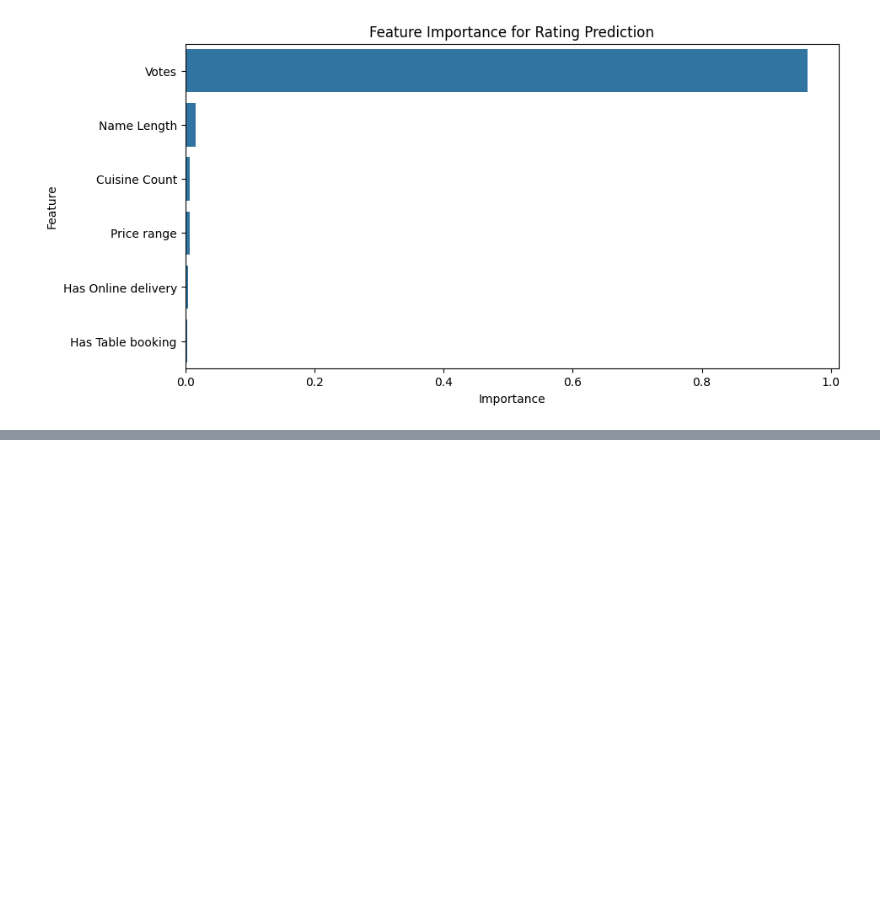
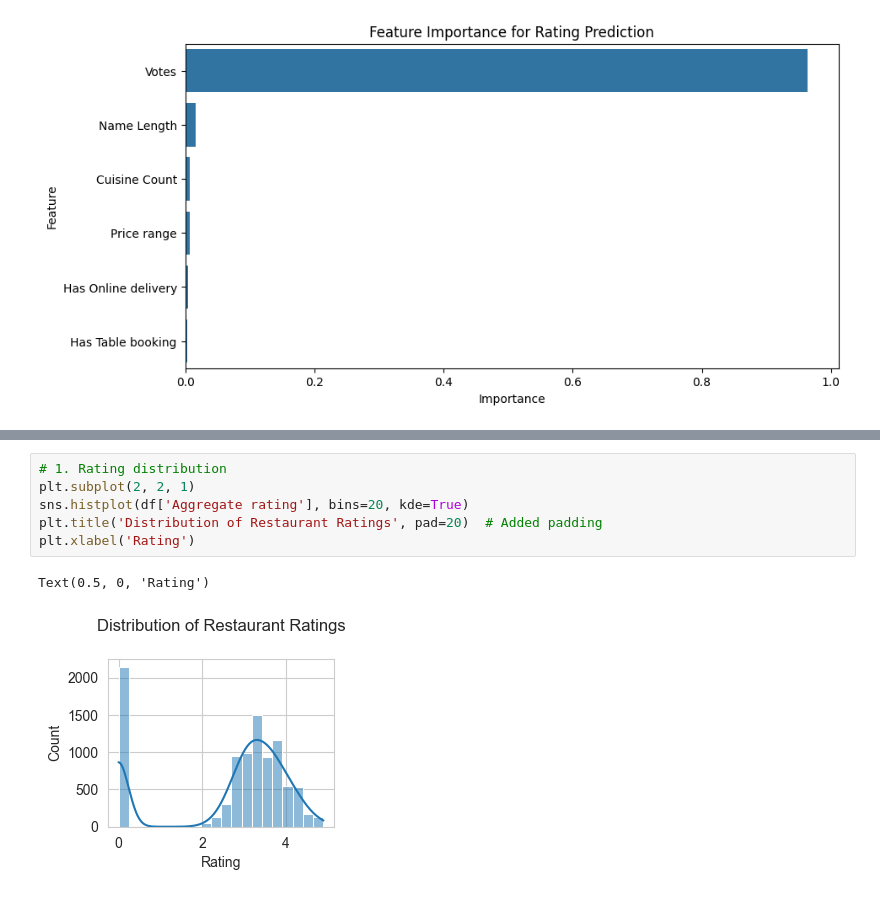
Before and after one commit to swagat2001/restaurant-data-analysis, a Jupyter notebook: resturant.ipynb, the cells around one changed output, grey strips where cells are left out. Saved outputs shown, nothing was run; the diff lists cells and outputs as text; blank space fills up the shorter version.

```diff
--- a/resturant.ipynb
+++ b/resturant.ipynb
@@ -597,0 +691,9 @@ plt.show()
+# %%
+# 1. Rating distribution
+plt.subplot(2, 2, 1)
+sns.histplot(df['Aggregate rating'], bins=20, kde=True)
+plt.title('Distribution of Restaurant Ratings', pad=20)  # Added padding
+plt.xlabel('Rating')
+# %% [output]
+Text(0.5, 0, 'Rating')
+[figure, added]
```
Also changed, not shown: parts of 20 cells of this notebook, 2 other files.
